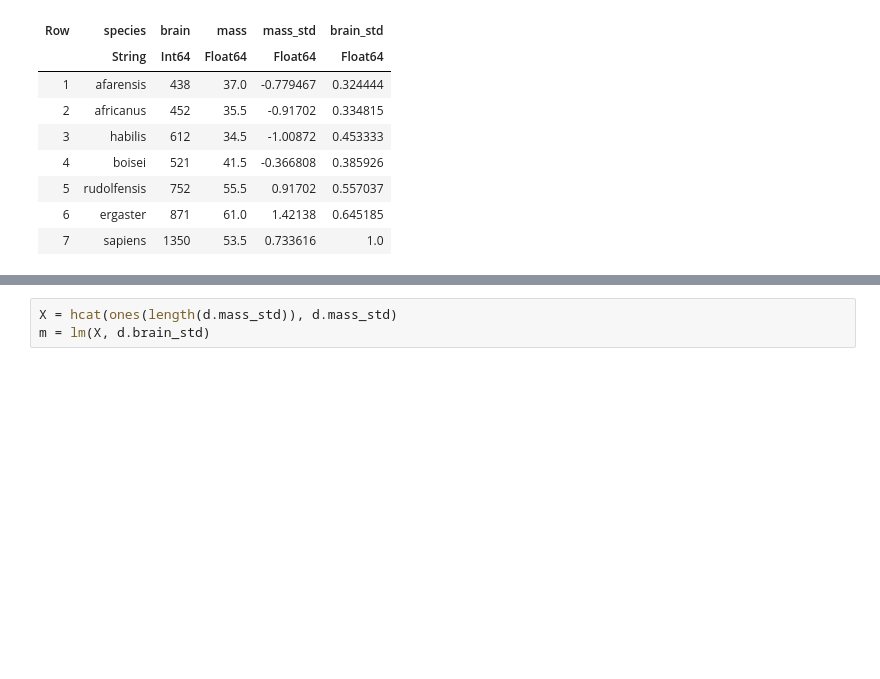
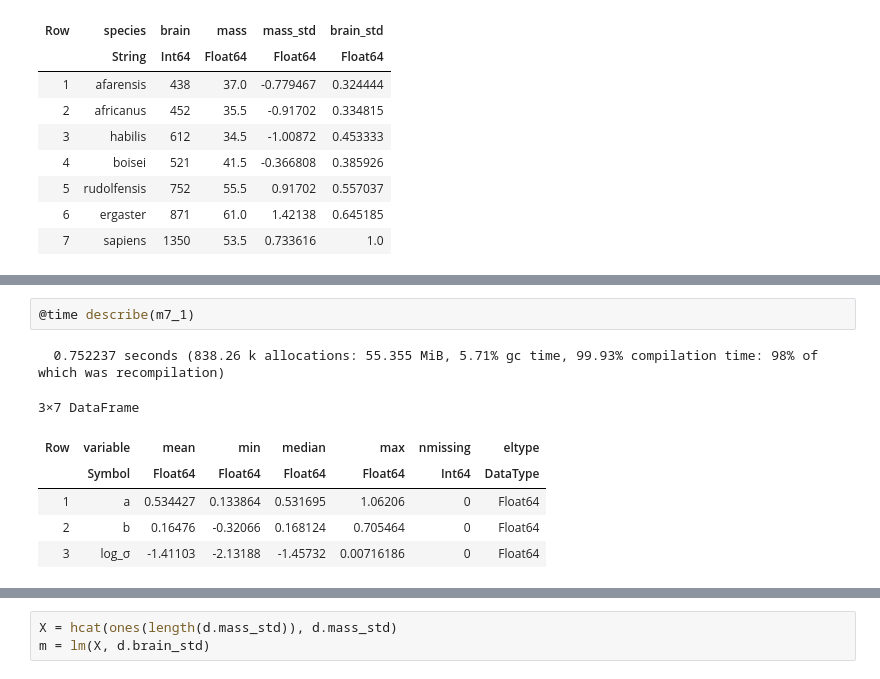
Before and after one commit to polyactis/rethinking-2ed-julia, a Jupyter notebook: 07-Chapter 7. Ulysses' Compass.ipynb, the cells around one changed output, grey strips where cells are left out. Saved outputs shown, nothing was run; the diff lists cells and outputs as text; blank space fills up the shorter version.

```diff
--- a/07-Chapter 7. Ulysses' Compass.ipynb
+++ b/07-Chapter 7. Ulysses' Compass.ipynb
@@ -142,0 +218,10 @@ Closest candidates are:
+# %%
+@time describe(m7_1)
+# %% [output]
+  0.752237 seconds (838.26 k allocations: 55.355 MiB, 5.71% gc time, 99.93% compilation time: 98% of which was recompilation)
+3×7 DataFrame
+| Row | variable | mean | min | median | max | nmissing | eltype |
+|  | Symbol | Float64 | Float64 | Float64 | Float64 | Int64 | DataType |
+| 1 | a | 0.534427 | 0.133864 | 0.531695 | 1.06206 | 0 | Float64 |
+| 2 | b | 0.16476 | -0.32066 | 0.168124 | 0.705464 | 0 | Float64 |
+| 3 | log_σ | -1.41103 | -2.13188 | -1.45732 | 0.00716186 | 0 | Float64 |
```
Also changed, not shown: parts of 60 cells of this notebook, 5 other files.
